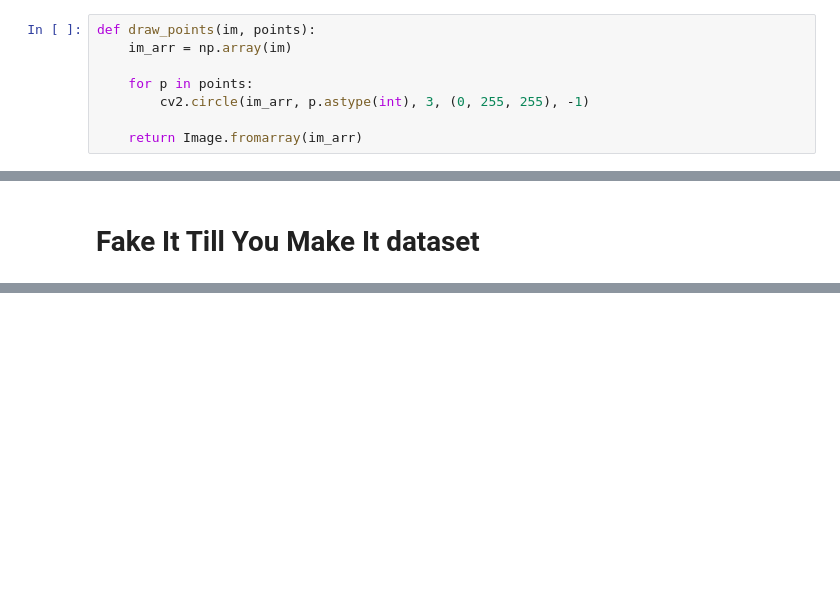
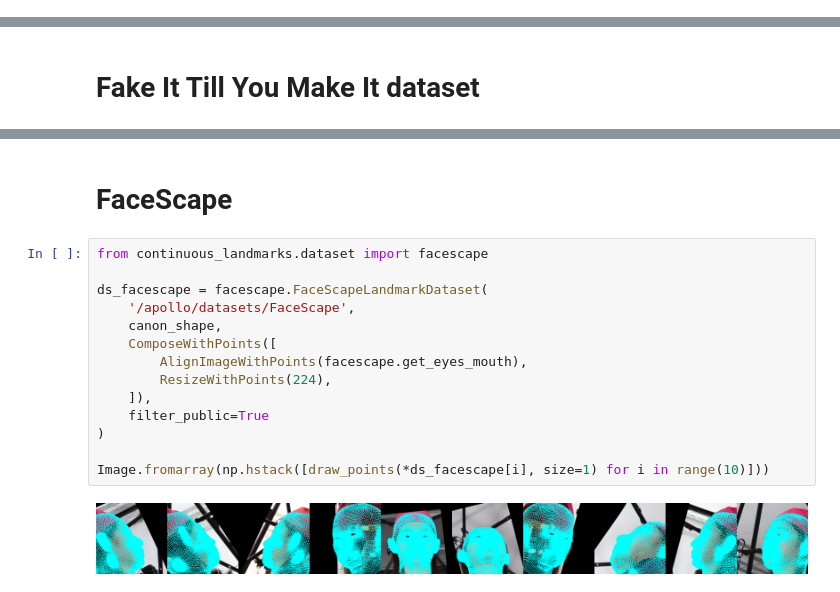
Before and after one commit to florisdf/continuous_landmarks, a Jupyter notebook: notebooks/01_face_alignment.ipynb, the cells around one changed output, grey strips where cells are left out. Cells and saved outputs as stored; diff of their text form; blank space fills up the shorter version.

```diff
--- a/notebooks/01_face_alignment.ipynb
+++ b/notebooks/01_face_alignment.ipynb
@@ -11,8 +14,0 @@ from continuous_landmarks.dataset.transforms import (
-# %%
-def draw_points(im, points):
-    im_arr = np.array(im)
-
-    for p in points:
-        cv2.circle(im_arr, p.astype(int), 3, (0, 255, 255), -1)
-
-    return Image.fromarray(im_arr)
@@ -48,0 +67,18 @@ Image.fromarray(np.hstack([draw_points(*ds_fitymi[i]) for i in range(10)]))
+# %% [markdown]
+# FaceScape
+# %%
+from continuous_landmarks.dataset import facescape
+
+ds_facescape = facescape.FaceScapeLandmarkDataset(
+    '/apollo/datasets/FaceScape',
+    canon_shape,
+    ComposeWithPoints([
+        AlignImageWithPoints(facescape.get_eyes_mouth),
+        ResizeWithPoints(224),
+    ]),
+    filter_public=True
+)
+
+Image.fromarray(np.hstack([draw_points(*ds_facescape[i], size=1) for i in range(10)]))
+# %% [output]
+[figure, added]
```
Also changed, not shown: parts of 7 cells of this notebook.
